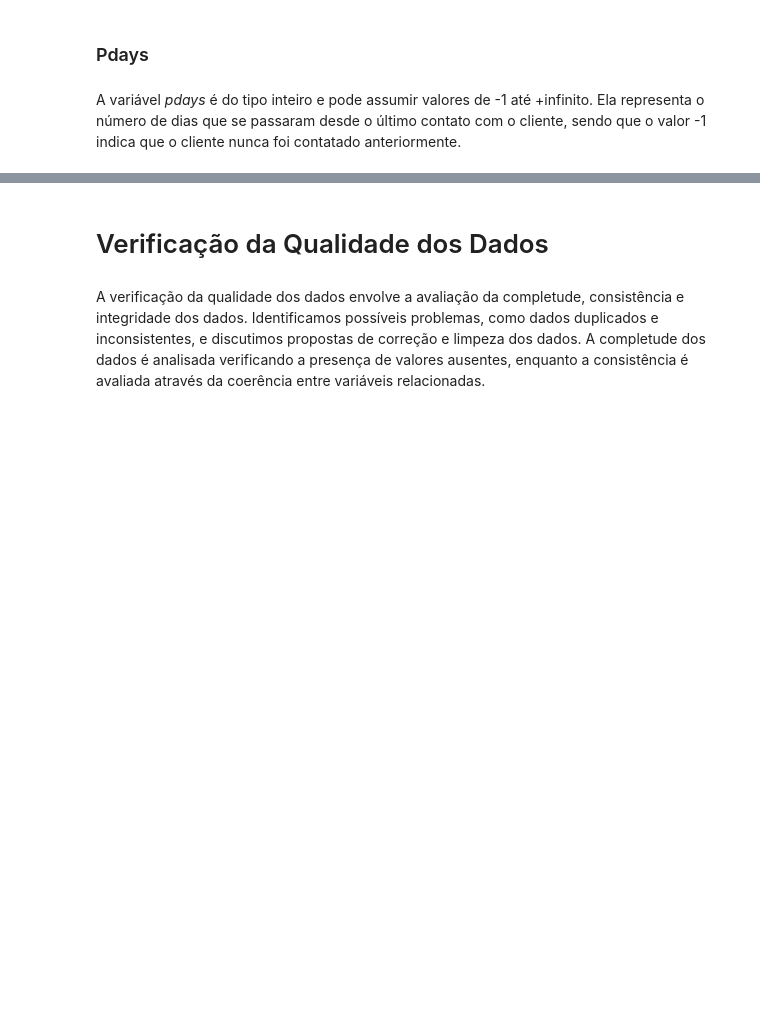
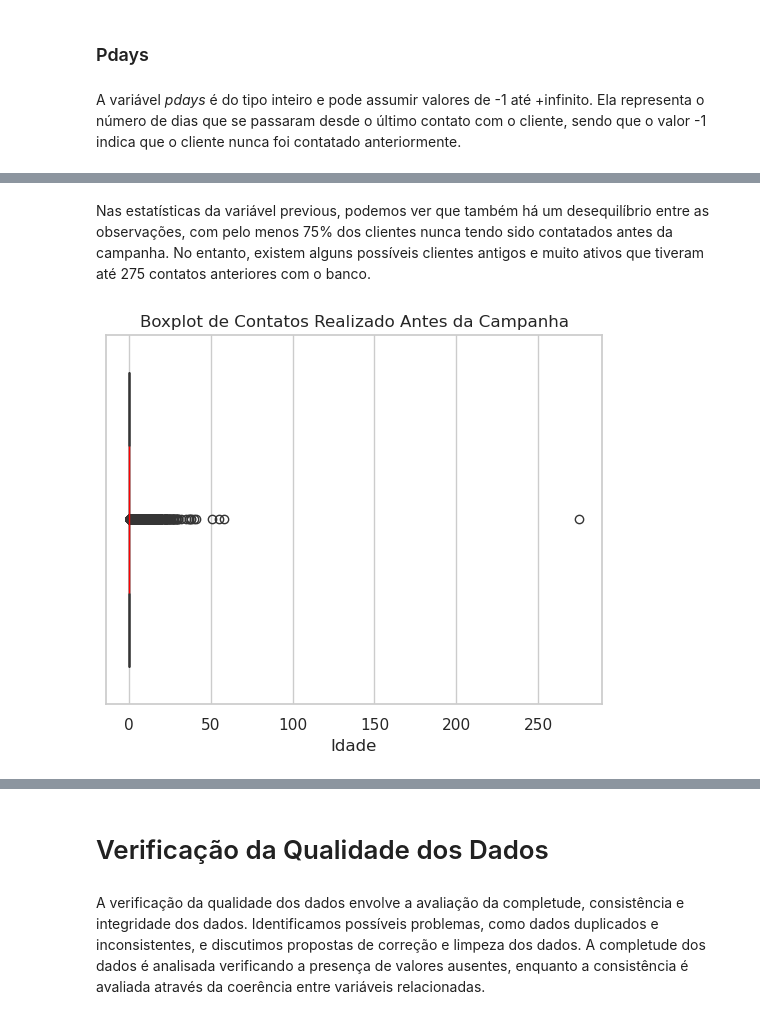
Before and after one commit to gabrieldadcarvalho/machine_learning, a Jupyter notebook: pjt_final/data_understanding.ipynb, the cells around one changed output, grey strips where cells are left out. Cells and saved outputs as stored; diff of their text form; code cells hidden in the pictures; blank space fills up the shorter version.

```diff
--- a/pjt_final/data_understanding.ipynb
+++ b/pjt_final/data_understanding.ipynb
@@ -1236,0 +1263,12 @@ NameError: name 'X' is not defined
+# %% [markdown]
+Nas estatísticas da variável previous, podemos ver que também há um desequilíbrio entre as observações, com pelo menos 75% dos clientes nunca tendo sido contatados antes da campanha. No entanto, existem alguns possíveis clientes antigos e muito ativos que tiveram até 275 contatos anteriores com o banco.
+# %%
+# Criação do grafico histograma e boxplot
+sns.boxplot(X["previous"], orient='h', notch=True, showcaps=False,
+            boxprops={"facecolor": (0, .5, .7, .5)},
+            medianprops={"color": "r", "linewidth": 1})
+plt.title("Boxplot de Contatos Realizado Antes da Campanha")
+plt.xlabel("Idade")
+plt.show()
+# %% [output]
+[figure, added]
```
Also changed, not shown: parts of 50 cells of this notebook.
